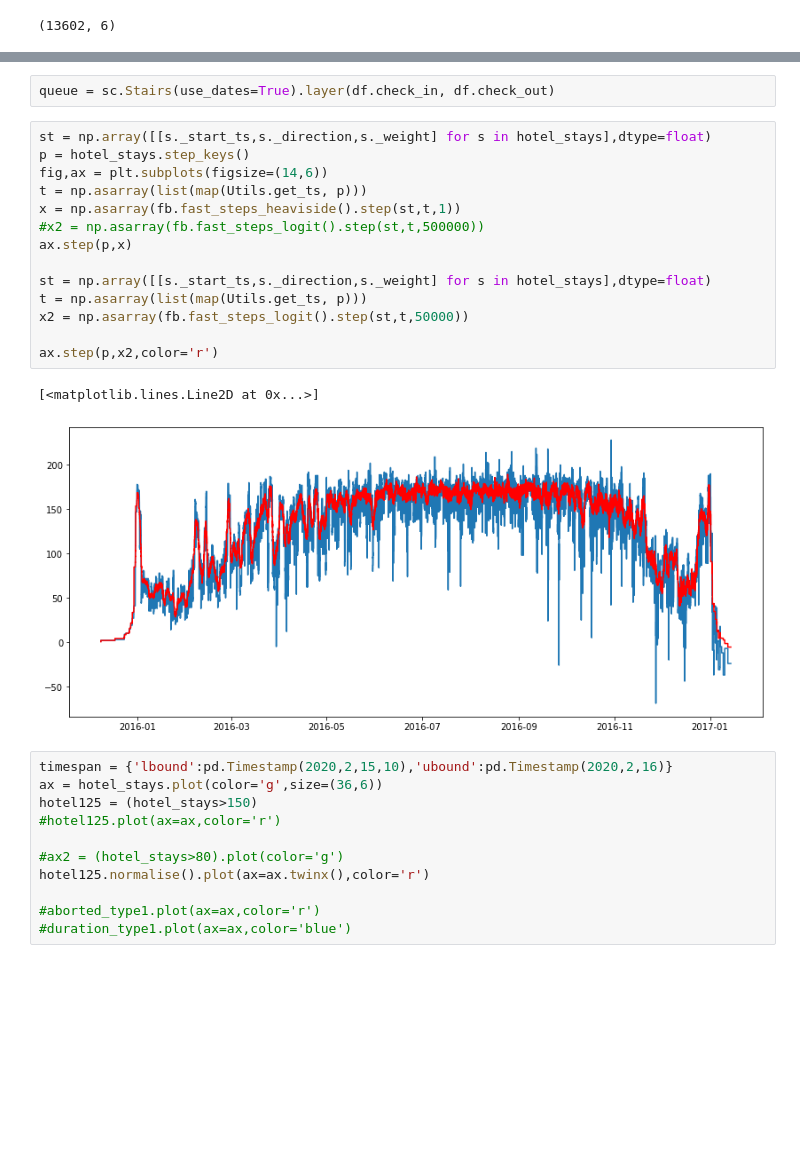
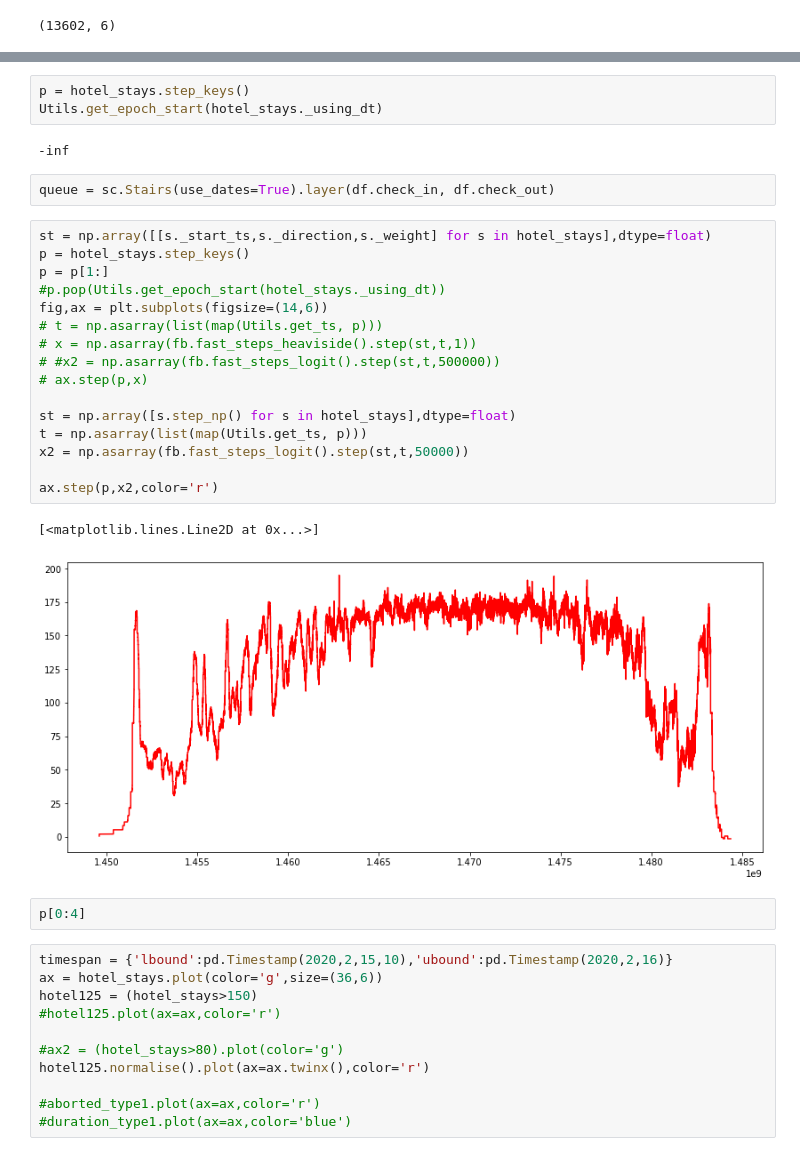
Before and after one commit to probability/topicmodelunderstanding, a Jupyter notebook: Notebooks/Examples 4.ipynb, the cells around one changed output, grey strips where cells are left out. Drawn from its saved outputs; the diff is of its cells as text; blank space fills up the shorter version.

Commit message:
added bugs to fix added step numpy container and pass through

```diff
--- a/Notebooks/Examples 4.ipynb
+++ b/Notebooks/Examples 4.ipynb
@@ -23,22 +25,31 @@ hotel_stays = Steps.read_dataframe(df,'check_in', 'check_out')
+# %%
+p = hotel_stays.step_keys()
+Utils.get_epoch_start(hotel_stays._using_dt)
+# %% [output]
+-inf
 # %%
 queue = sc.Stairs(use_dates=True).layer(df.check_in, df.check_out)
 # %%
 st = np.array([[s._start_ts,s._direction,s._weight] for s in hotel_stays],dtype=float)
 p = hotel_stays.step_keys()
+p = p[1:]
+#p.pop(Utils.get_epoch_start(hotel_stays._using_dt))
 fig,ax = plt.subplots(figsize=(14,6))
-t = np.asarray(list(map(Utils.get_ts, p)))
-x = np.asarray(fb.fast_steps_heaviside().step(st,t,1))
-#x2 = np.asarray(fb.fast_steps_logit().step(st,t,500000))
-ax.step(p,x)
+# t = np.asarray(list(map(Utils.get_ts, p)))
+# x = np.asarray(fb.fast_steps_heaviside().step(st,t,1))
+# #x2 = np.asarray(fb.fast_steps_logit().step(st,t,500000))
+# ax.step(p,x)
 
-st = np.array([[s._start_ts,s._direction,s._weight] for s in hotel_stays],dtype=float)
+st = np.array([s.step_np() for s in hotel_stays],dtype=float)
 t = np.asarray(list(map(Utils.get_ts, p)))
 x2 = np.asarray(fb.fast_steps_logit().step(st,t,50000))
 
 ax.step(p,x2,color='r')
 # %% [output]
 [<matplotlib.lines.Line2D at 0x...>]
-[figure, old version]
+[figure, new version]
+# %%
+p[0:4]
 # %%
 timespan = {'lbound':pd.Timestamp(2020,2,15,10),'ubound':pd.Timestamp(2020,2,16)}
 ax = hotel_stays.plot(color='g',size=(36,6))
```
Also changed, not shown: parts of 4 cells of this notebook, 5 other files.
